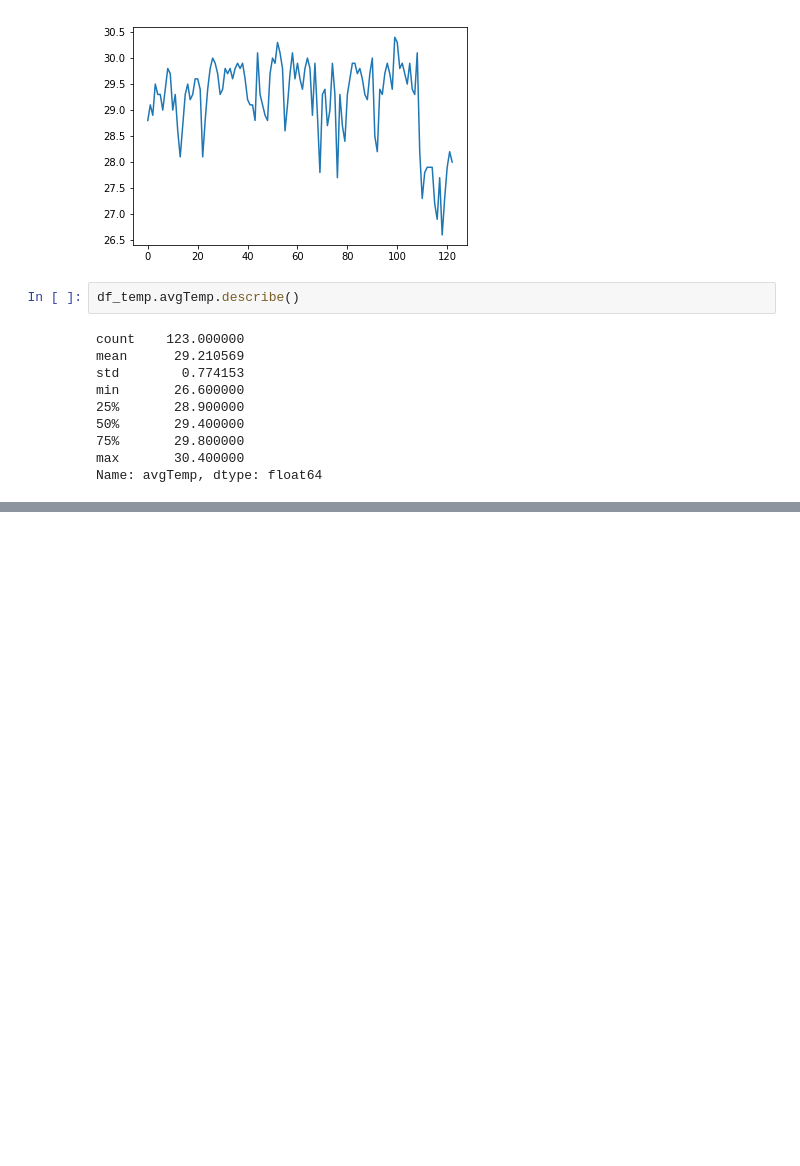
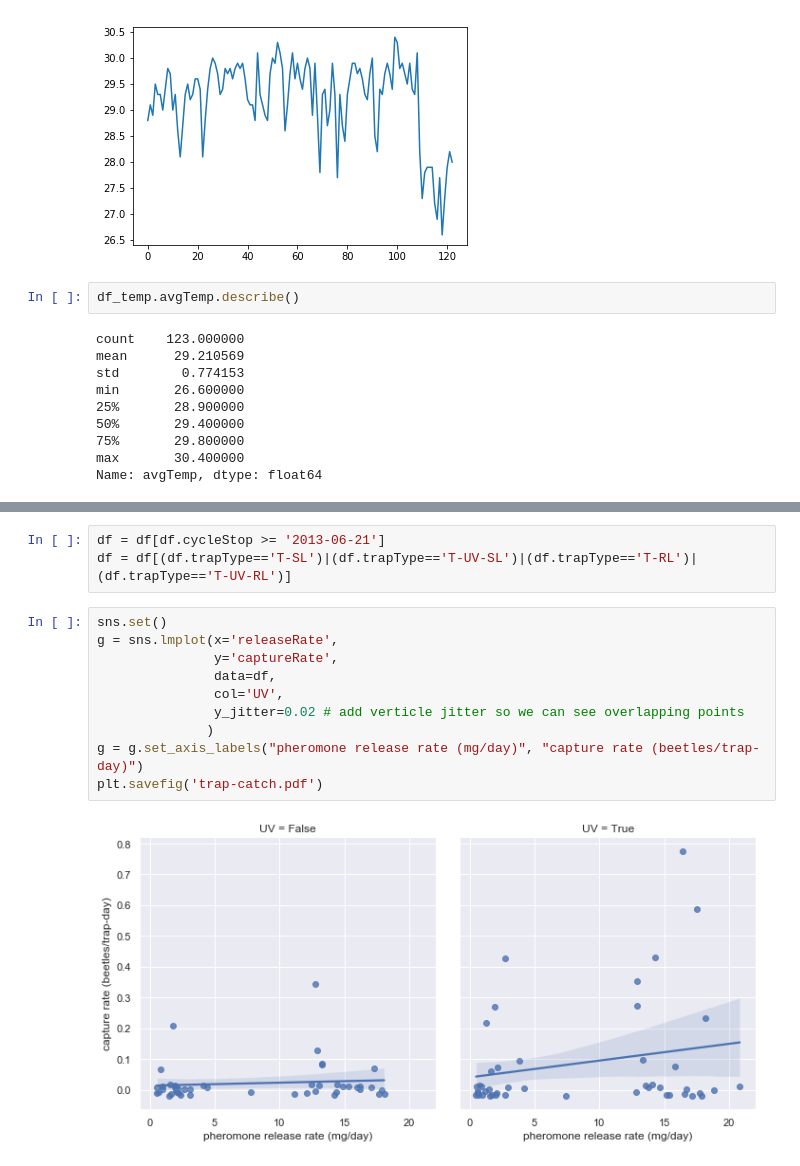
Before and after one commit to aubreymoore/CRB-trap-improvement, a Jupyter notebook: xtraps.ipynb, the cells around one changed output, grey strips where cells are left out. Drawn from its saved outputs; the diff is of its cells as text; blank space fills up the shorter version.

```diff
--- a/xtraps.ipynb
+++ b/xtraps.ipynb
@@ -138,0 +216,15 @@ Name: avgTemp, dtype: float64
+# %%
+df = df[df.cycleStop >= '2013-06-21']
+df = df[(df.trapType=='T-SL')|(df.trapType=='T-UV-SL')|(df.trapType=='T-RL')|(df.trapType=='T-UV-RL')]
+# %%
+sns.set()
+g = sns.lmplot(x='releaseRate',
+               y='captureRate',
+               data=df,
+               col='UV',
+               y_jitter=0.02 # add verticle jitter so we can see overlapping points
+              )
+g = g.set_axis_labels("pheromone release rate (mg/day)", "capture rate (beetles/trap-day)")
+plt.savefig('trap-catch.pdf')
+# %% [output]
+[figure, added]
```
Also changed, not shown: parts of 23 cells of this notebook, 1 other file.
